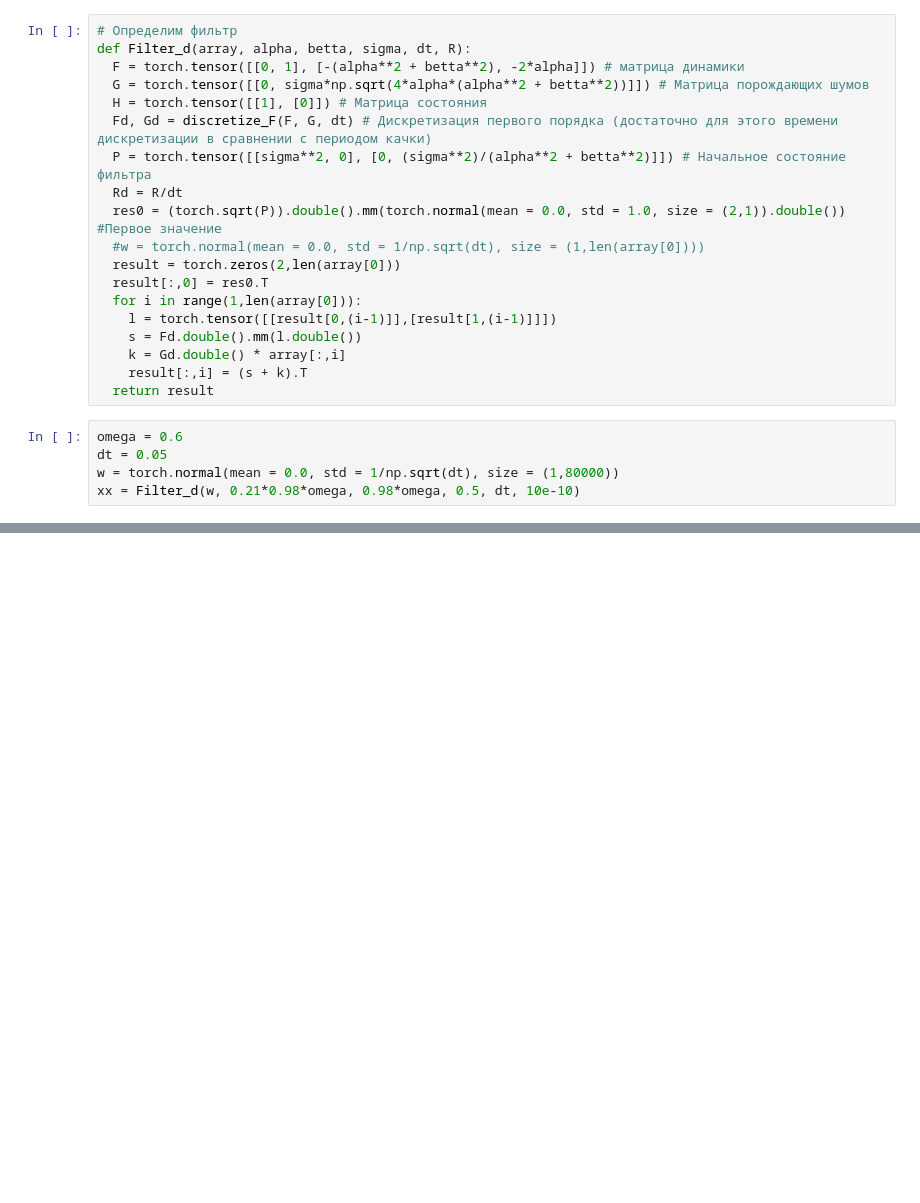
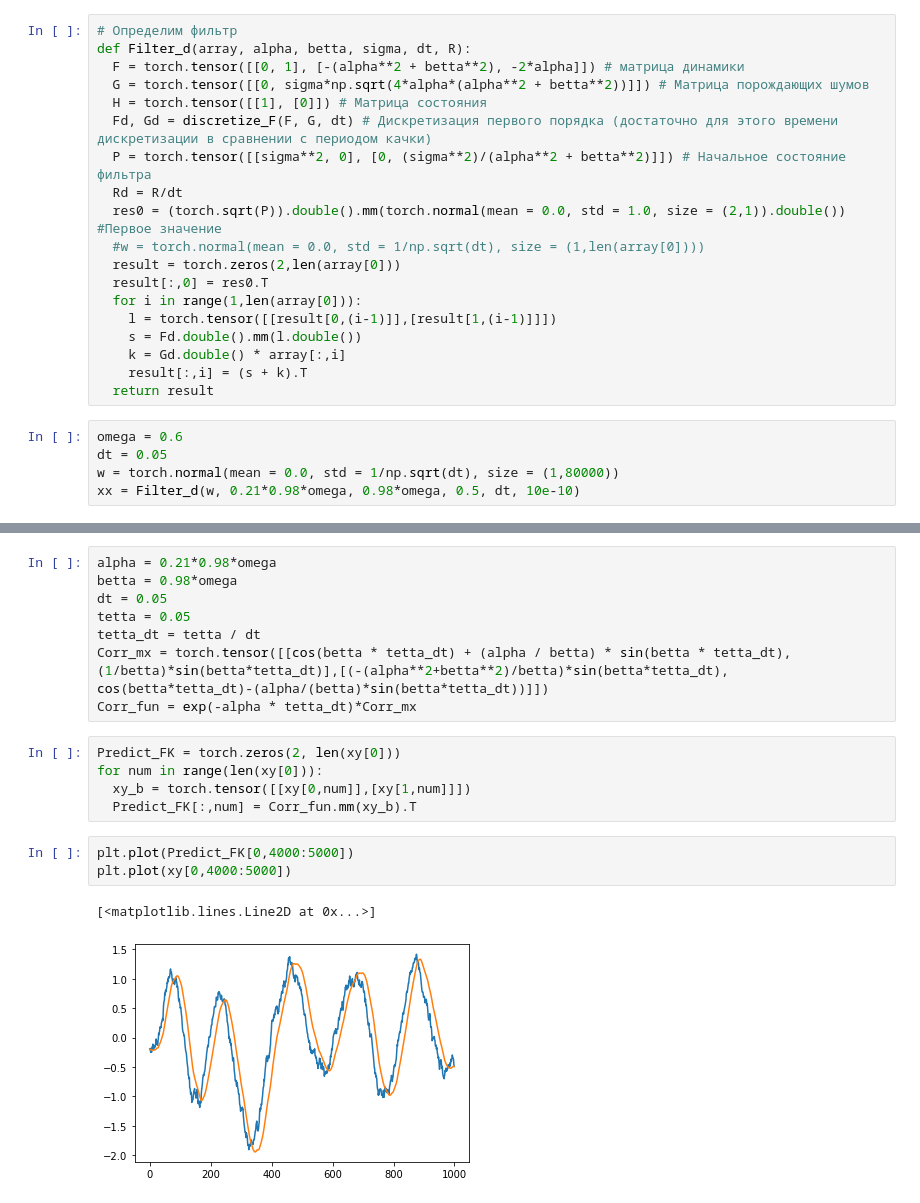
Before and after one commit to Pernach/PythonProjects, a Jupyter notebook: Pitch.ipynb, the cells around one changed output, grey strips where cells are left out. Saved outputs shown, nothing was run; the diff lists cells and outputs as text; blank space fills up the shorter version.

```diff
--- a/Pitch.ipynb
+++ b/Pitch.ipynb
@@ -44,0 +72,19 @@ plt.plot(xx[0,4000:5000])
+# %%
+alpha = 0.21*0.98*omega
+betta = 0.98*omega
+dt = 0.05
+tetta = 0.05
+tetta_dt = tetta / dt
+Corr_mx = torch.tensor([[cos(betta * tetta_dt) + (alpha / betta) * sin(betta * tetta_dt), (1/betta)*sin(betta*tetta_dt)],[(-(alpha**2+betta**2)/betta)*sin(betta*tetta_dt), cos(betta*tetta_dt)-(alpha/(betta)*sin(betta*tetta_dt))]])
+Corr_fun = exp(-alpha * tetta_dt)*Corr_mx
+# %%
+Predict_FK = torch.zeros(2, len(xy[0]))
+for num in range(len(xy[0])):
+  xy_b = torch.tensor([[xy[0,num]],[xy[1,num]]])
+  Predict_FK[:,num] = Corr_fun.mm(xy_b).T
+# %%
+plt.plot(Predict_FK[0,4000:5000])
+plt.plot(xy[0,4000:5000])
+# %% [output]
+[<matplotlib.lines.Line2D at 0x...>]
+[figure, added]
```
Also changed, not shown: parts of 5 cells of this notebook.
